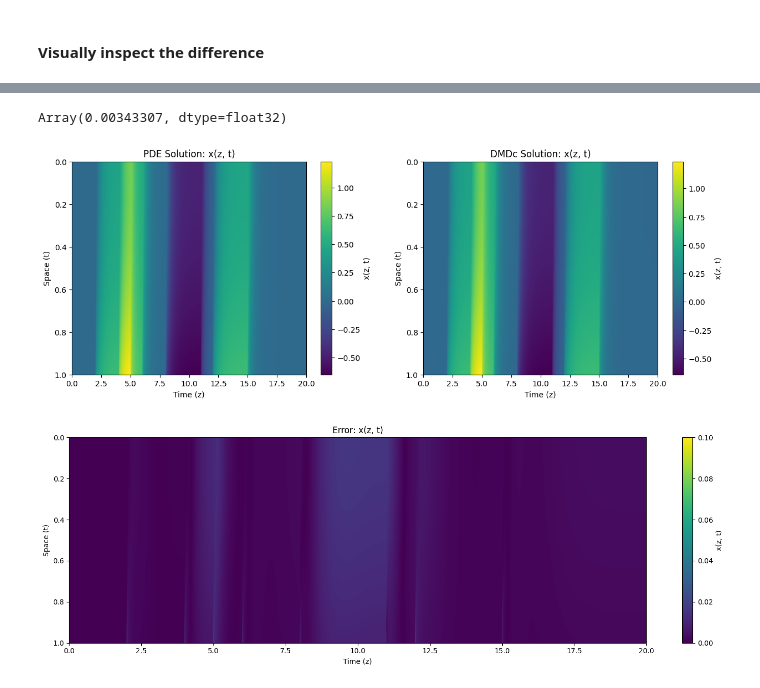
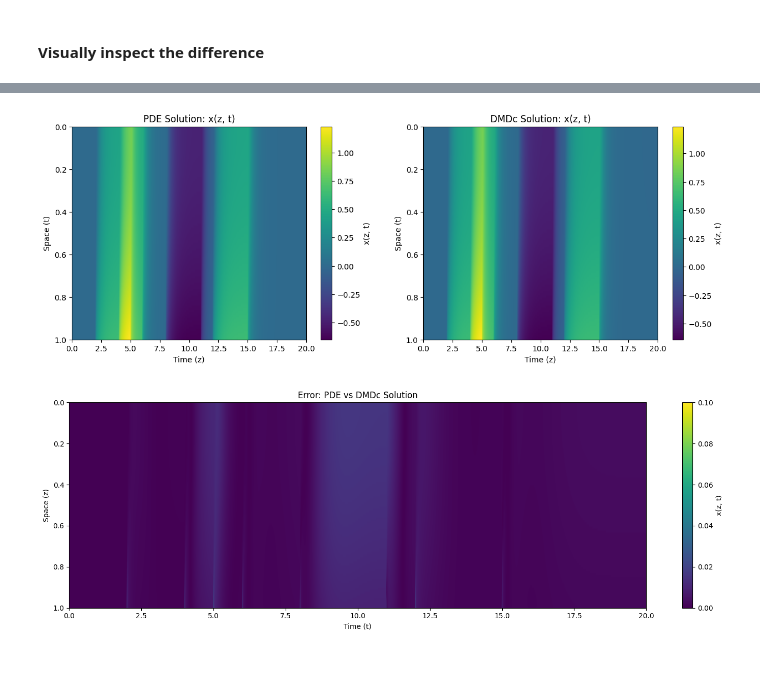
Before and after one commit to MatzeLopi/KIT-2243070, a Jupyter notebook: Exercises/exam.ipynb, the cells around one changed output, grey strips where cells are left out. Cells and saved outputs as stored; diff of their text form; code cells hidden in the pictures.

```diff
--- a/Exercises/exam.ipynb
+++ b/Exercises/exam.ipynb
@@ -354,7 +405,8 @@ To fit the DMDc model, I developed an optimizer that automatically selects the o
 
 The optimizer returns the best rank along with the corresponding reduced-order model.
 # %%
-r,a,b, lam, transform = dmdc.optimize(x, x_prime, u, (1,20))
+r,a,b, lam, transform, energy = dmdc.optimize(x, x_prime, u, (1,10))
 display(f"Model rank: {r}")
+display(f"Energy: {energy}")
 # %% [output]
 'Model rank: 7'
@@ -431,35 +526,34 @@ Array(0.00586331, dtype=float32)
 # %%
 plt.figure(figsize=(15, 5))
 plt.subplot(1, 2, 1)
 plt.imshow(x[:101, :], extent=[t[0], t[-1], z[-1], z[0]], aspect='auto', cmap='viridis')
 plt.colorbar(label='x(z, t)')
 plt.xlabel('Time (z)')
 plt.ylabel('Space (t)')
 plt.title('PDE Solution: x(z, t)')
 
 plt.subplot(1, 2, 2)
 plt.imshow(r1, extent=[t[0], t[-1], z[-1], z[0]], aspect='auto', cmap='viridis')
 plt.colorbar(label='x(z, t)')
 plt.xlabel('Time (z)')
 plt.ylabel('Space (t)')
 plt.title('DMDc Solution: x(z, t)')
 
 
+
 # Diff
 diff = errors.absolute_error(data2.X[:101,:], r1)
-display(jnp.mean(diff))
 plt.figure(figsize=(15, 5))
 
 plt.subplot(1, 1, 1)
 plt.imshow(diff,vmin= 0, vmax = 0.1, extent=[t[0], t[-1], z[-1], z[0]], aspect='auto', cmap='viridis')
 plt.colorbar(label='x(z, t)')
-plt.xlabel('Time (z)')
-plt.ylabel('Space (t)')
-plt.title('Error: x(z, t)')
+plt.xlabel('Time (t)')
+plt.ylabel('Space (z)')
+plt.title('Error: PDE vs DMDc Solution')
 
 plt.tight_layout()
 plt.show()
 # %% [output]
-Array(0.00343307, dtype=float32)
 [figure]
-[figure, old version]
+[figure, new version]
```
Also changed, not shown: parts of 17 cells of this notebook, 4 other files.
